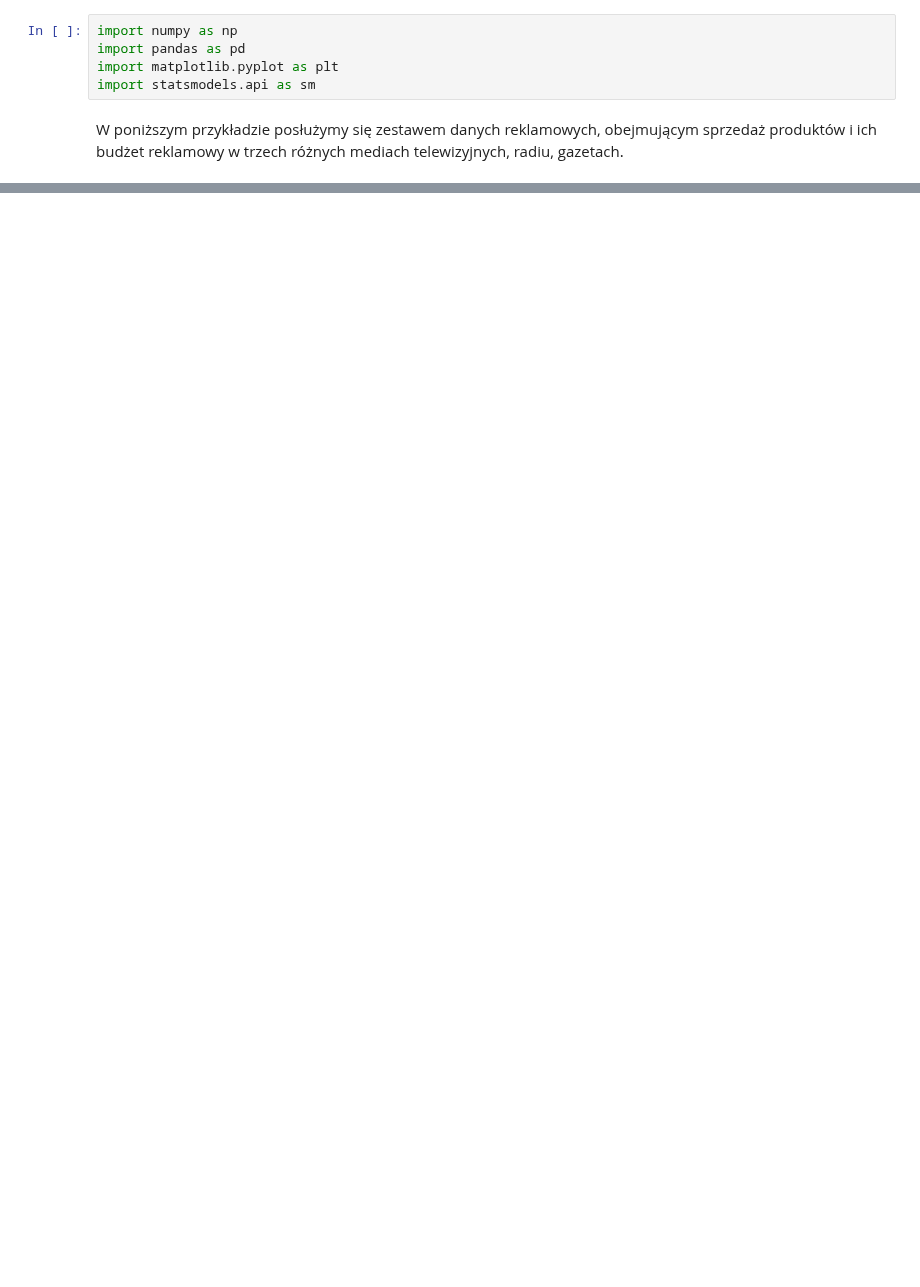
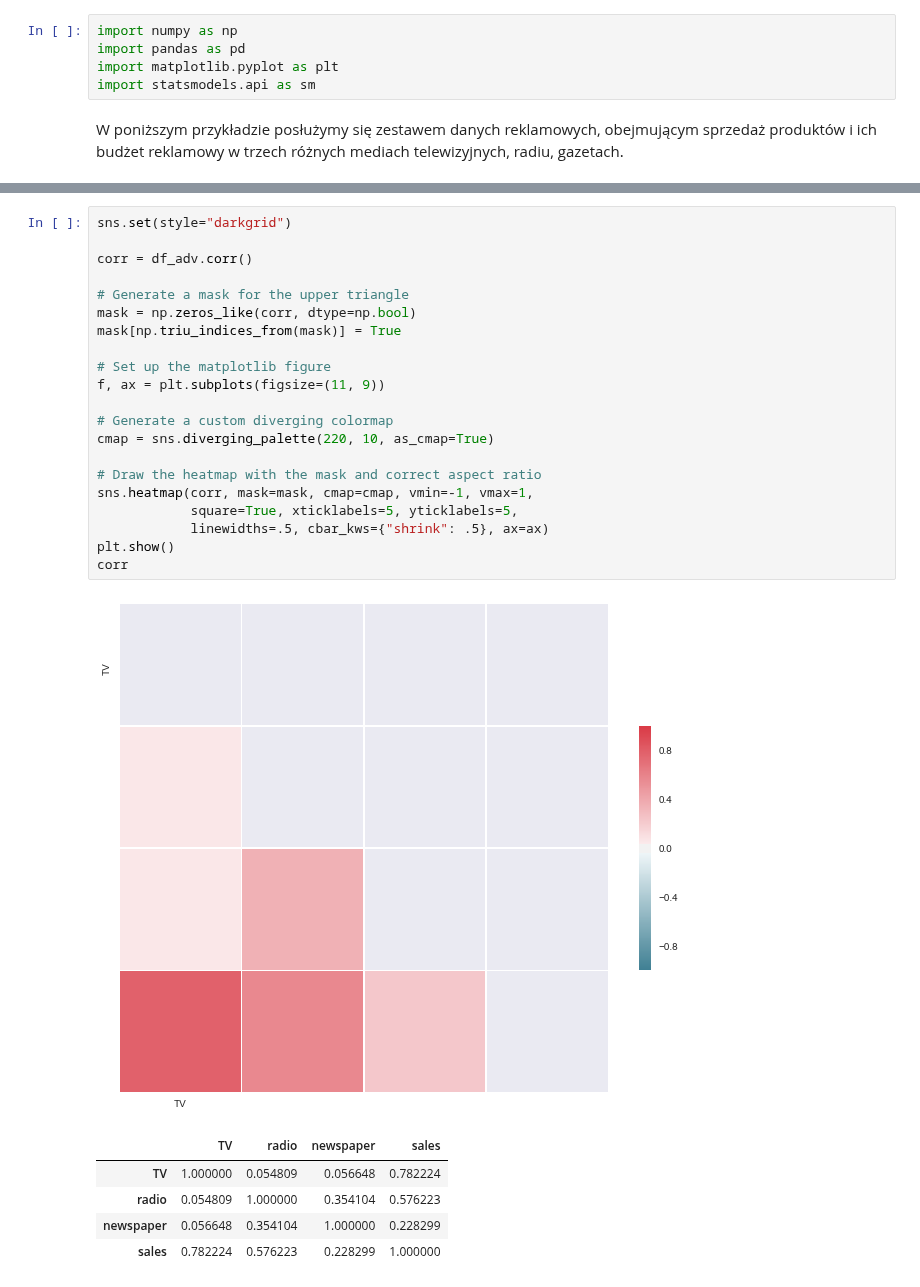
Before and after one commit to przem85/bootcamp, a Jupyter notebook: statistics/D11_Z16.ipynb, the cells around one changed output, grey strips where cells are left out. Saved outputs shown, nothing was run; the diff lists cells and outputs as text; blank space fills up the shorter version.

```diff
--- a/statistics/D11_Z16.ipynb
+++ b/statistics/D11_Z16.ipynb
@@ -24,2 +30,30 @@ df_adv.head()
+# %%
+sns.set(style="darkgrid")
+
+corr = df_adv.corr()
+
+# Generate a mask for the upper triangle
+mask = np.zeros_like(corr, dtype=np.bool)
+mask[np.triu_indices_from(mask)] = True
+
+# Set up the matplotlib figure
+f, ax = plt.subplots(figsize=(11, 9))
+
+# Generate a custom diverging colormap
+cmap = sns.diverging_palette(220, 10, as_cmap=True)
+
+# Draw the heatmap with the mask and correct aspect ratio
+sns.heatmap(corr, mask=mask, cmap=cmap, vmin=-1, vmax=1,
+            square=True, xticklabels=5, yticklabels=5,
+            linewidths=.5, cbar_kws={"shrink": .5}, ax=ax)
+plt.show()
+corr
+# %% [output]
+[figure, added]
+|  | TV | radio | newspaper | sales |
+| TV | 1.000000 | 0.054809 | 0.056648 | 0.782224 |
+| radio | 0.054809 | 1.000000 | 0.354104 | 0.576223 |
+| newspaper | 0.056648 | 0.354104 | 1.000000 | 0.228299 |
+| sales | 0.782224 | 0.576223 | 0.228299 | 1.000000 |
 # %% [markdown]
 # Zadanie 1
```
Also changed, not shown: parts of 11 cells of this notebook.
